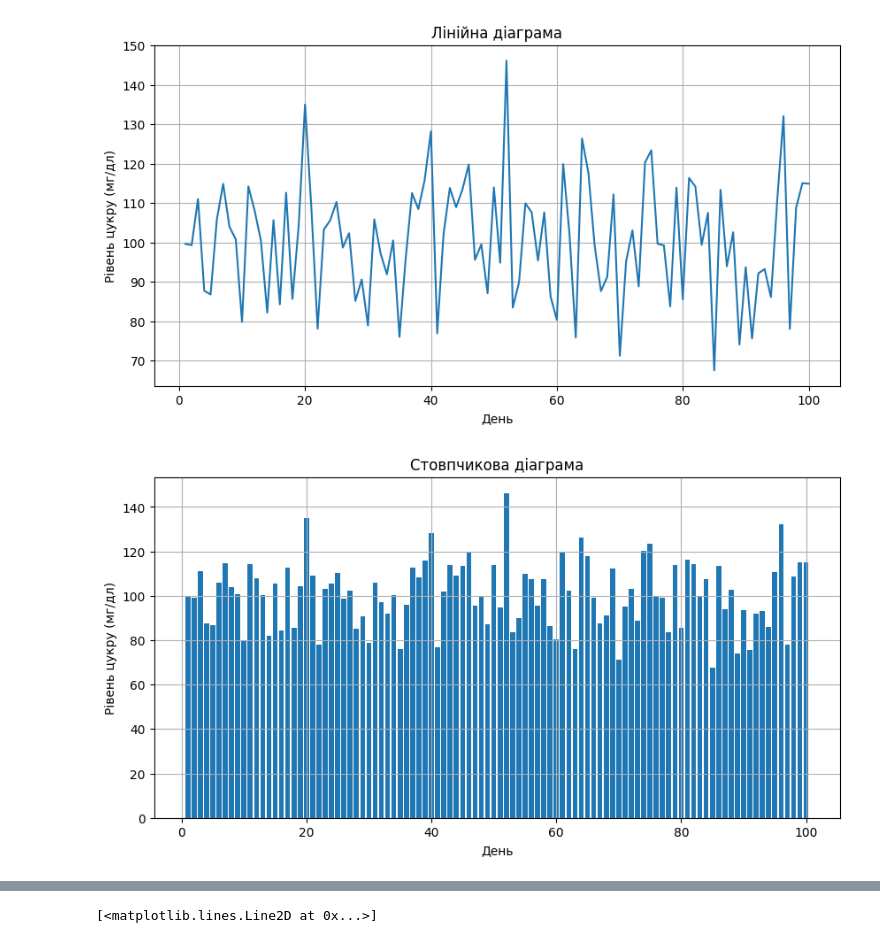
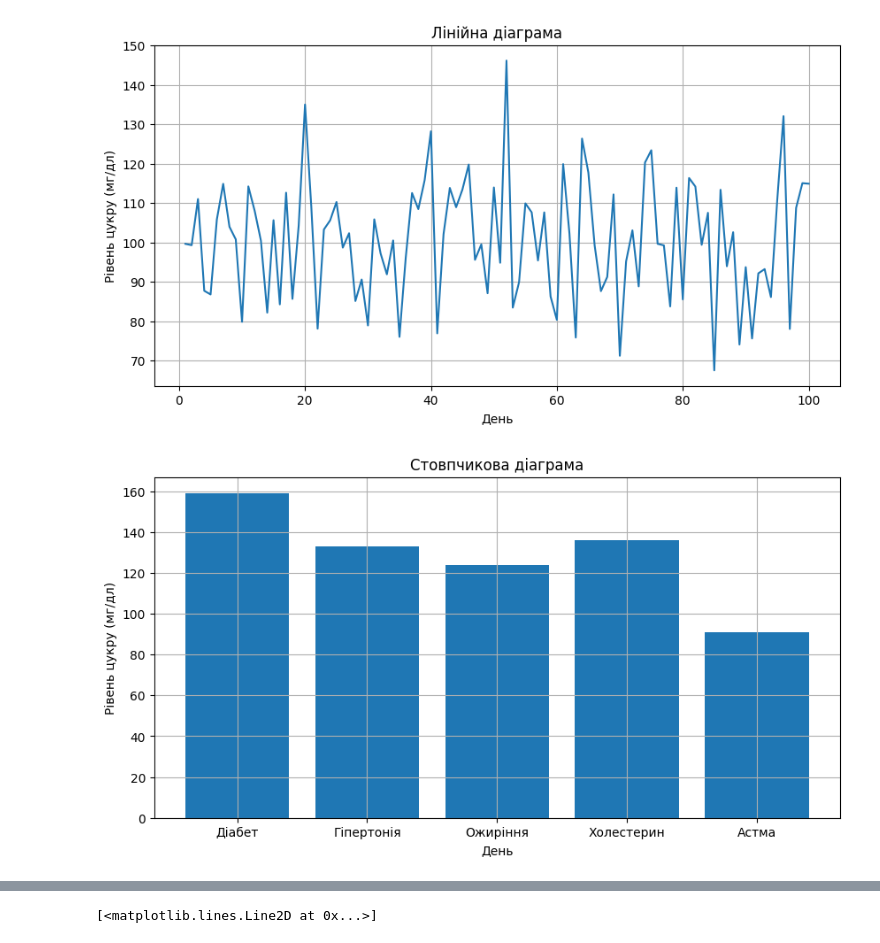
Before and after one commit to 4gn5t/DataAnalysis, a Jupyter notebook: lab4/main.ipynb, the cells around one changed output, grey strips where cells are left out. Drawn from its saved outputs; the diff is of its cells as text; code cells hidden in the pictures.

```diff
--- a/lab4/main.ipynb
+++ b/lab4/main.ipynb
@@ -37,0 +32,3 @@ memory usage: 1.7 KB
+# %%
+_data_sick = pd.read_excel('medical_2.xlsx', sheet_name='Захворювання')
+_data_sick.head()
@@ -48,10 +62,10 @@ plt.show()
 # %%
 plt.figure(figsize=(10, 5))
 plt.title('Стовпчикова діаграма')
-plt.bar(_data['День'], _data['Рівень цукру (мг/дл)'])
+plt.bar(_data_sick['Захворювання'], _data_sick['Кількість пацієнтів'])
 plt.grid()
 plt.xlabel('День')
 plt.ylabel('Рівень цукру (мг/дл)')
 plt.show()
 # %% [output]
-[figure, old version]
+[figure, new version]
```
Also changed, not shown: parts of 7 cells of this notebook.
